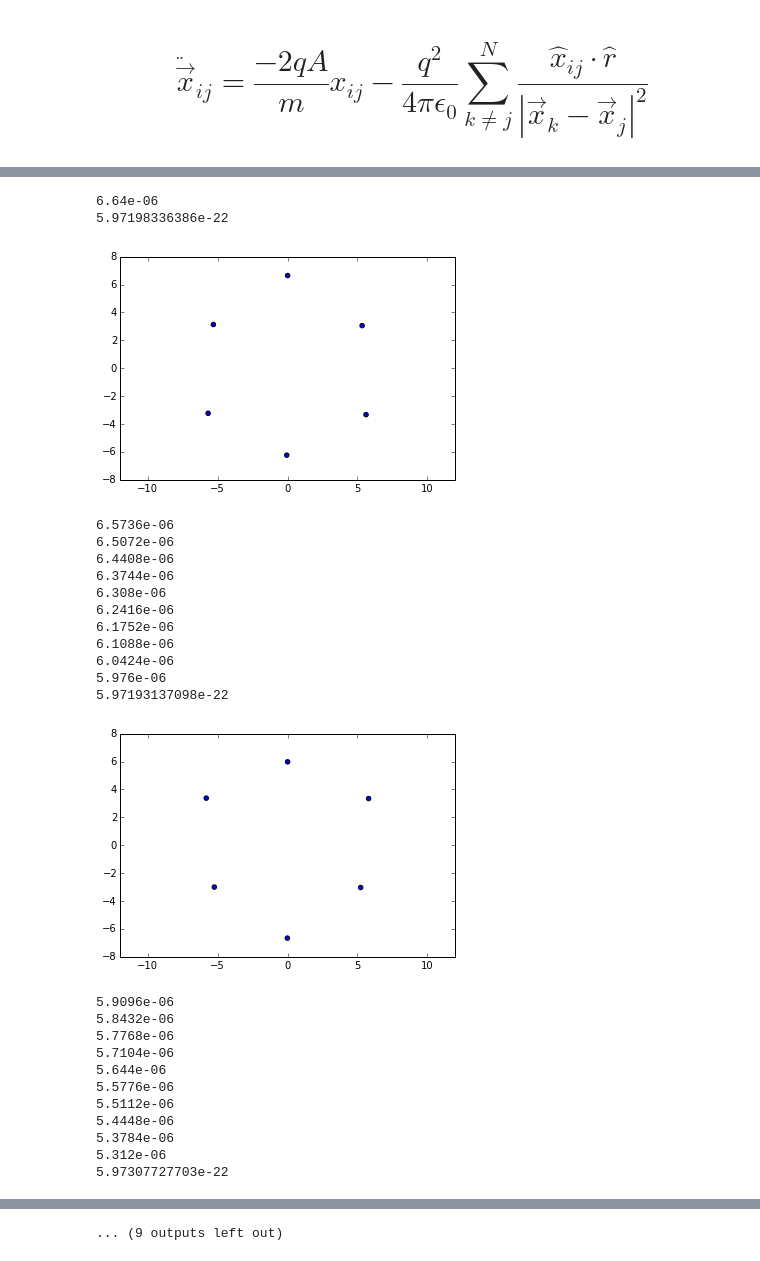
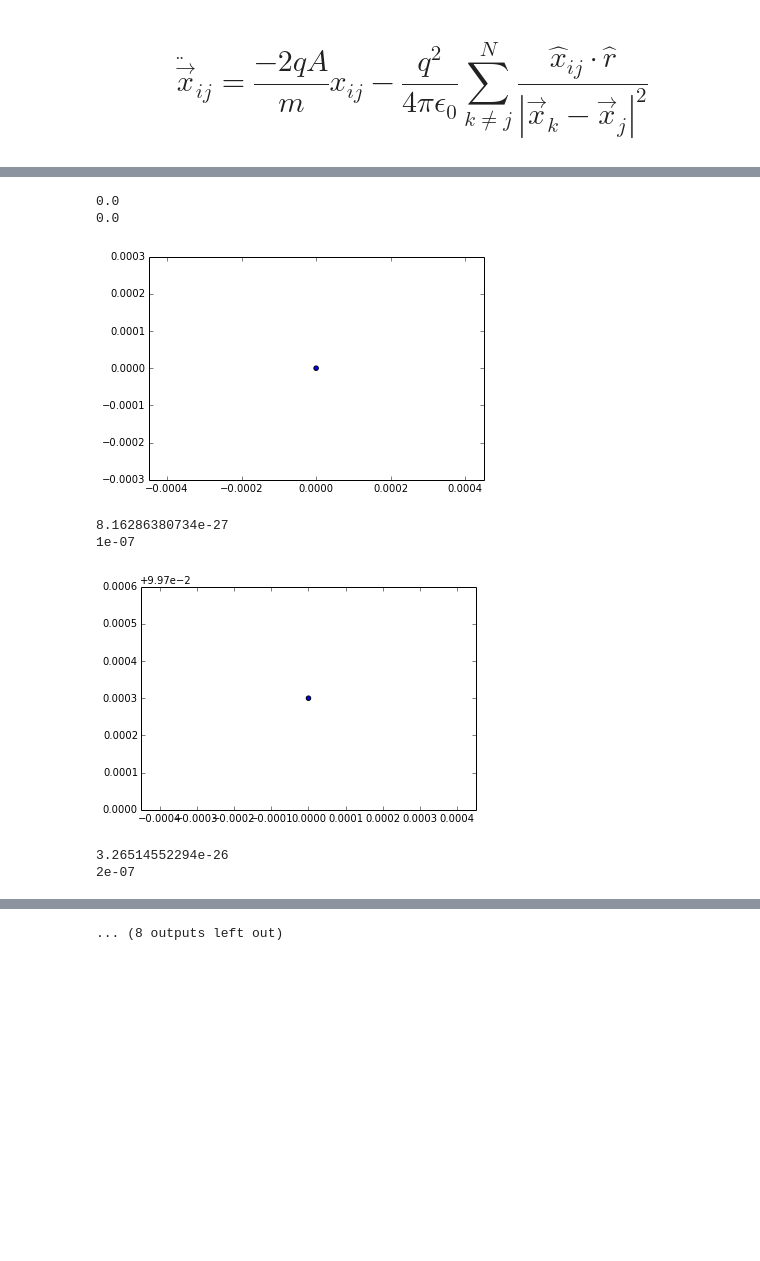
Before and after one commit to CampbellGroup/Qsim, a Jupyter notebook: Ipython-Notebooks/Crystal_Configurations.ipynb, the cells around one changed output, grey strips where cells are left out. Drawn from its saved outputs; the diff is of its cells as text; code cells hidden in the pictures; blank space fills up the shorter version.

```diff
--- a/Ipython-Notebooks/Crystal_Configurations.ipynb
+++ b/Ipython-Notebooks/Crystal_Configurations.ipynb
@@ -107,7 +107,7 @@ def make_crystal(N_ions = 6, pos_spread = 160e-6, iterations = 800,
     iters = 0
     E = [E0]
     last_E = E0
-
+    ions[0].constant = True
     while iters < iterations:
         iters +=1
         for i, particle in enumerate(ions):
@@ -125,6 +125,3 @@ def make_crystal(N_ions = 6, pos_spread = 160e-6, iterations = 800,
                     particle.y = particle.lasty
 
     return E[-1], ions
-# %%
-E, ions = make_crystal(N_ions = 6, assy = 2, iterations = 1000)
-plot_ions(ions)
@@ -133,44 +190,26 @@ plot_ions(ions)
 # %%
 Eprofile = []
 Ydistance = []
-for i in range(100):
-    starting_ions = symmetric_6(6.64e-6)
-    starting_ions[0].y = starting_ions[0].y - starting_ions[0].y * 0.01 * i
-    print starting_ions[0].y
+for i in range(1000):
+    starting_ions = one_ion(0)
+    starting_ions[0].y = starting_ions[0].y + 1e-9*i
     Ydistance.append(starting_ions[0].y)
     ions[0].constant = True
-    E, ions = make_crystal(6, starting_ions = starting_ions, iterations = 2000, pos_spread = 20e-6)
+    E, ions = make_crystal(1, starting_ions = starting_ions, iterations = 2000, pos_spread = 20e-6)
     Eprofile.append(E)
-    if i % 10 == 0:
+    if i % 100 == 0:
         print E
+        print starting_ions[0].y
         plt.show()
         plot_ions(ions)
         plt.savefig('simulated_%s_ion_.pdf' % str(len(ions)))
         plt.show()
 # %% [output]
-6.64e-06
-5.97198336386e-22
+0.0
+0.0
-[figure, old version]
+[figure, new version]
-6.5736e-06
-6.5072e-06
-6.4408e-06
-6.3744e-06
-6.308e-06
-6.2416e-06
-6.1752e-06
-6.1088e-06
-6.0424e-06
-5.976e-06
-5.97193137098e-22
+8.16286380734e-27
+1e-07
-[figure, old version]
+[figure, new version]
-5.9096e-06
-5.8432e-06
-5.7768e-06
-5.7104e-06
-5.644e-06
-5.5776e-06
-5.5112e-06
-5.4448e-06
-5.3784e-06
-5.312e-06
-5.97307727703e-22
+3.26514552294e-26
+2e-07
@@ -214,4 +226,4 @@ for i in range(100):
-... (9 outputs left out)
+... (8 outputs left out)
 # %%
 for particle in ions:
     print particle.x
```
Also changed, not shown: parts of 17 cells of this notebook, 6 other files.
